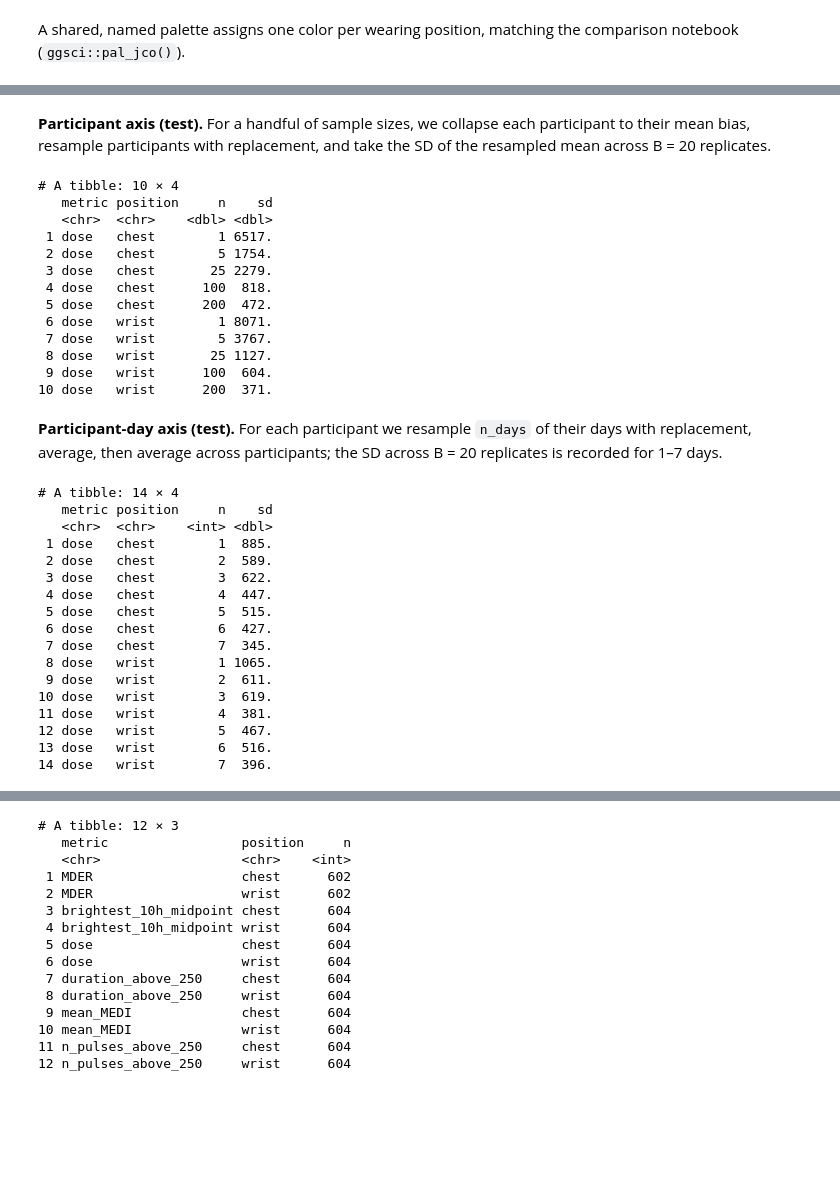
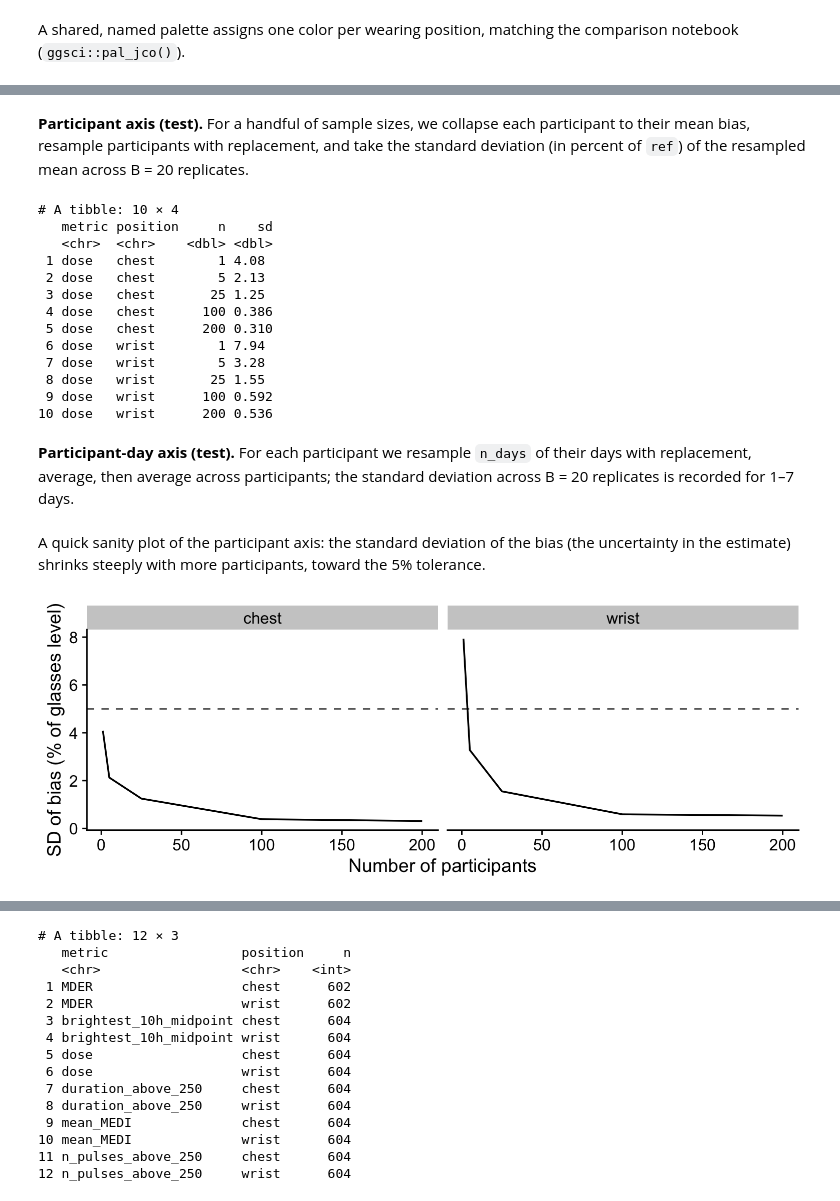
Before and after one commit to tscnlab/ZaunerDeVriesEtAl_bioRxiv_2026, a Jupyter notebook: docs/notebooks/JZ_error_stabilisation.embed.ipynb, the cells around one changed output, grey strips where cells are left out. Saved outputs shown, nothing was run; the diff lists cells and outputs as text; code cells hidden in the pictures; blank space fills up the shorter version.

```diff
--- a/docs/notebooks/JZ_error_stabilisation.embed.ipynb
+++ b/docs/notebooks/JZ_error_stabilisation.embed.ipynb
@@ -139,10 +148,15 @@ First, the bias table for the test metric, in long form (one row per participant
 # %%
 #| label: test-bias
 #| filename: Test bias table (single metric)
+test_ms <-
+  metrics |>
+  filter(metric == "dose", position %in% c("glasses", "chest", "wrist")) |>
+  mutate(value = log_zero_inflated(value))
+
+test_ref <- test_ms |> filter(position == "glasses") |> summarise(abs(mean(value))) |> pull()
+
 test_bias <-
-  metrics |>
-  filter(metric == "dose",
-         position %in% c("glasses", "chest", "wrist")) |>
+  test_ms |>
   select(metric, site, Id, Date, position, value) |>
   pivot_wider(names_from = position, values_from = value) |>
   pivot_longer(c(chest, wrist), names_to = "position", values_to = "value_pos") |>
@@ -150,7 +164,7 @@ test_bias <-
   filter(!is.na(bias)) |>
   select(metric, position, site, Id, Date, bias)
 # %% [markdown]
-**Participant axis (test).** For a handful of sample sizes, we collapse each participant to their mean bias, resample participants with replacement, and take the SD of the resampled mean across B = 20 replicates.
+**Participant axis (test).** For a handful of sample sizes, we collapse each participant to their mean bias, resample participants with replacement, and take the standard deviation (in percent of `ref`) of the resampled mean across B = 20 replicates.
 # %%
 #| label: test-participants
 #| filename: Test participant bootstrap
@@ -161,7 +175,7 @@ test_A <-
     per_id <- d |> group_by(Id) |> summarise(mb = mean(bias), .groups = "drop") |> pull(mb)
     map_dfr(c(1, 5, 25, 100, 200), \(n) {
       est <- replicate(20, mean(sample(per_id, n, replace = TRUE)))
-      tibble(n = n, sd = sd(est))
+      tibble(n = n, sd = sd(est) * 100 / test_ref)
     })
   }) |>
   ungroup()
@@ -171,18 +185,18 @@ test_A
 # A tibble: 10 × 4
    metric position     n    sd
    <chr>  <chr>    <dbl> <dbl>
- 1 dose   chest        1 6517.
- 2 dose   chest        5 1754.
- 3 dose   chest       25 2279.
- 4 dose   chest      100  818.
- 5 dose   chest      200  472.
- 6 dose   wrist        1 8071.
- 7 dose   wrist        5 3767.
- 8 dose   wrist       25 1127.
- 9 dose   wrist      100  604.
-10 dose   wrist      200  371.
+ 1 dose   chest        1 4.08
+ 2 dose   chest        5 2.13
+ 3 dose   chest       25 1.25
+ 4 dose   chest      100 0.386
+ 5 dose   chest      200 0.310
+ 6 dose   wrist        1 7.94
+ 7 dose   wrist        5 3.28
+ 8 dose   wrist       25 1.55
+ 9 dose   wrist      100 0.592
+10 dose   wrist      200 0.536
 # %% [markdown]
-**Participant-day axis (test).** For each participant we resample `n_days` of their days with replacement, average, then average across participants; the SD across B = 20 replicates is recorded for 1–7 days.
+**Participant-day axis (test).** For each participant we resample `n_days` of their days with replacement, average, then average across participants; the standard deviation across B = 20 replicates is recorded for 1–7 days.
 # %%
 #| label: test-days
 #| filename: Test participant-day bootstrap
@@ -192,32 +206,25 @@ test_B <-
   group_modify(\(d, key) {
     by_id <- split(d$bias, d$Id)
     map_dfr(1:7, \(nd) {
-      est <- replicate(20, {
-        per_id <- map_dbl(by_id, \(v) mean(sample(v, nd, replace = TRUE)))
-        mean(per_id)
-      })
-      tibble(n = nd, sd = sd(est))
+      est <- replicate(20, mean(map_dbl(by_id, \(v) mean(sample(v, nd, replace = TRUE)))))
+      tibble(n = nd, sd = sd(est) * 100 / test_ref)
     })
   }) |>
   ungroup()
-
-test_B
-# %% [output]
-# A tibble: 14 × 4
-   metric position     n    sd
-   <chr>  <chr>    <int> <dbl>
- 1 dose   chest        1  885.
- 2 dose   chest        2  589.
- 3 dose   chest        3  622.
- 4 dose   chest        4  447.
- 5 dose   chest        5  515.
- 6 dose   chest        6  427.
- 7 dose   chest        7  345.
- 8 dose   wrist        1 1065.
- 9 dose   wrist        2  611.
-10 dose   wrist        3  619.
-11 dose   wrist        4  381.
-12 dose   wrist        5  467.
-13 dose   wrist        6  516.
-14 dose   wrist        7  396.
+# %% [markdown]
+A quick sanity plot of the participant axis: the standard deviation of the bias (the uncertainty in the estimate) shrinks steeply with more participants, toward the 5% tolerance.
+# %%
+#| label: fig-test
+#| filename: Sanity plot of the test run
+#| fig-width: 8
+#| fig-height: 3
+test_A |>
+  ggplot(aes(n, sd)) +
+  geom_hline(yintercept = 5, linetype = "dashed", colour = "grey40") +
+  geom_line() +
+  facet_wrap(~position) +
+  labs(x = "Number of participants", y = "SD of bias (% of glasses level)") +
+  theme_cowplot()
+# %% [output]
+[figure, added]
 # %% [markdown]
```
Also changed, not shown: parts of 26 cells of this notebook, 47 other files.
